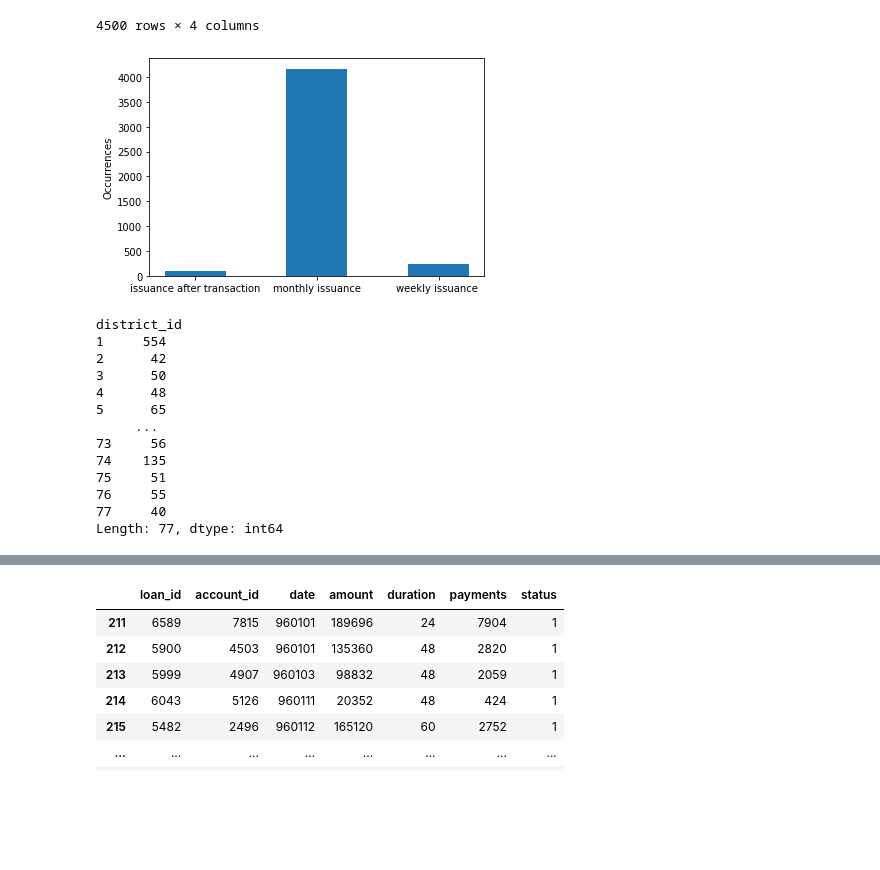
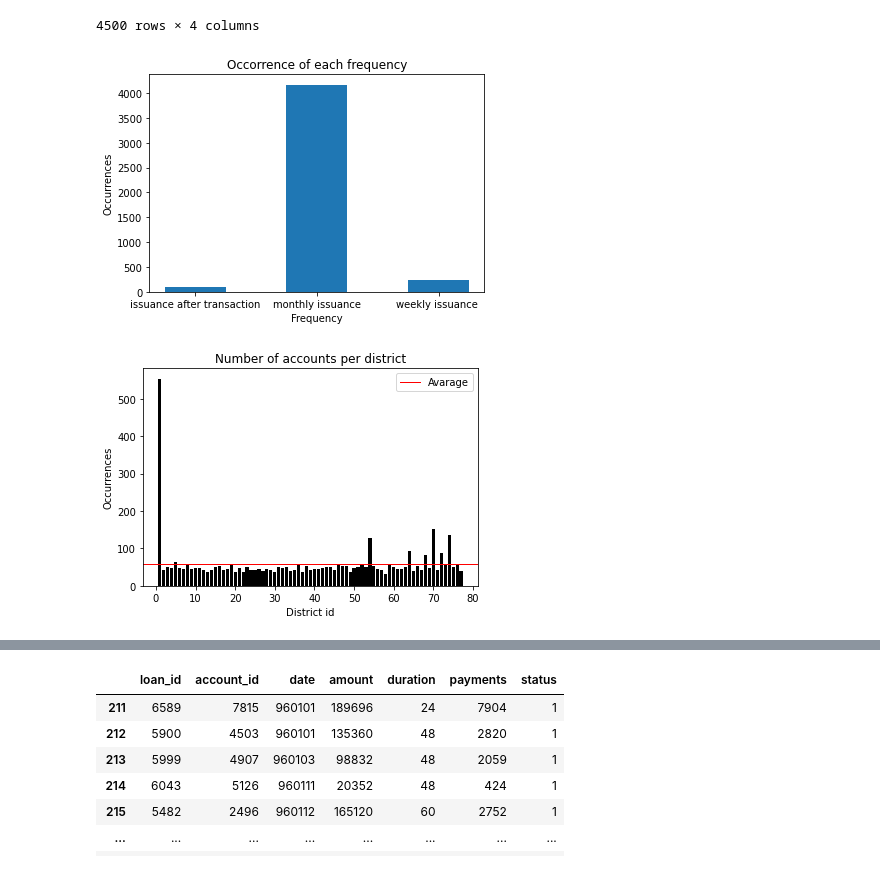
Before and after one commit to IohanSardinha/AC-G15, a Jupyter notebook: analisys.ipynb, the cells around one changed output, grey strips where cells are left out. Cells and saved outputs as stored; diff of their text form; code cells hidden in the pictures; blank space fills up the shorter version.

```diff
--- a/analisys.ipynb
+++ b/analisys.ipynb
@@ -24,23 +24,19 @@ accountDB
 4500 rows × 4 columns
 # %%
 plt.ylabel("Occurrences")
+plt.xlabel("Frequency")
+plt.title("Occorrence of each frequency")
 plt.bar(["issuance after transaction", "monthly issuance", "weekly issuance "],list(accountDB.pivot_table(columns=["frequency"],aggfunc="size")), width=0.5)
-plt.savefig("images/DU/account_frequencies")
+plt.savefig("images/DU/account_frequencies_occurences")
 # %% [output]
-[figure, old version]
+[figure, new version]
 # %%
-accountDB.pivot_table(columns=["district_id"],aggfunc="size")
+plt.ylabel("Occurrences")
+plt.xlabel("District id")
+plt.title("Number of accounts per district")
+plt.axhline(y=58, label="Avarage", linewidth=1, color='r')
+plt.bar(range(1,78),list(accountDB.pivot_table(columns=["district_id"],aggfunc="size")), color="black", linewidth=0.7)
+plt.legend()
+plt.savefig("images/DU/account_district_id_occurences")
 # %% [output]
-district_id
-1     554
-2      42
-3      50
-4      48
-5      65
-     ...
-73     56
-74    135
-75     51
-76     55
-77     40
-Length: 77, dtype: int64
+[figure, added]
```
Also changed, not shown: parts of 20 cells of this notebook, 18 other files.
